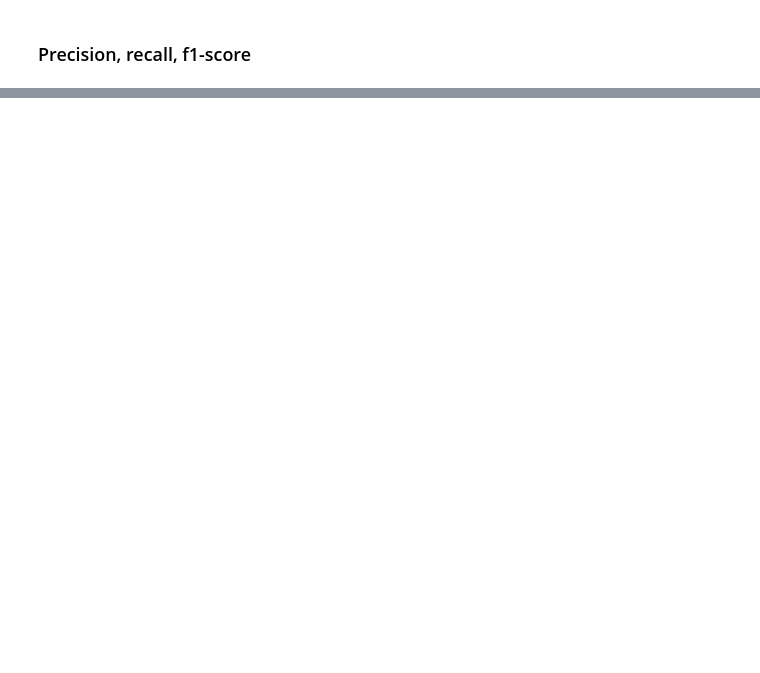
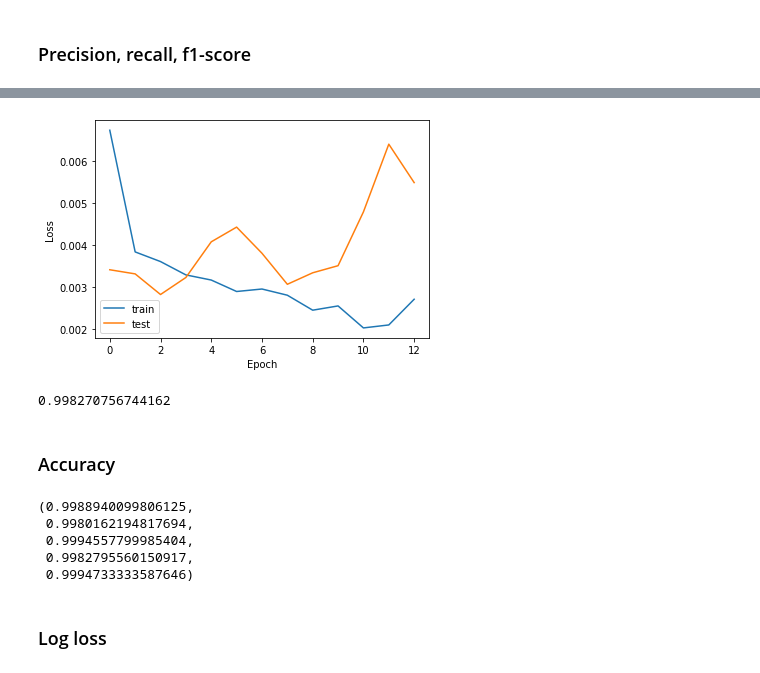
Before and after one commit to ppaszko/um_project, a Jupyter notebook: um_draft.ipynb, the cells around one changed output, grey strips where cells are left out. Saved outputs shown, nothing was run; the diff lists cells and outputs as text; code cells hidden in the pictures; blank space fills up the shorter version.

```diff
--- a/um_draft.ipynb
+++ b/um_draft.ipynb
@@ -525,0 +799,25 @@ weighted avg       0.77      0.74      0.74       200
+# %%
+plt.plot(history.history['loss'], label='train')
+plt.plot(history.history['val_loss'], label='test')
+plt.xlabel('Epoch')
+plt.ylabel('Loss')
+plt.legend()
+plt.show()
+# %% [output]
+[figure, added]
+# %%
+from sklearn.base import BaseEstimator
+import numpy as np
+
+class BaseClassifier(BaseEstimator):
+    def fit(self, X, y=None):
+        pass
+    def predict(self, X):
+        return np.zeros((len(X), 1), dtype=bool)
+
+base_clf = BaseClassifier()
+cross_val_score(base_clf, X_train, y_train, cv=10, scoring="accuracy").mean()
+# %% [output]
+0.998270756744162
+# %% [markdown]
+### Accuracy
@@ -525,0 +830,10 @@ weighted avg       0.77      0.74      0.74       200
+# %%
+acc_logreg, acc_SGD, acc_rfc, acc_knn, acc_cnn
+# %% [output]
+(0.9988940099806125,
+ 0.9980162194817694,
+ 0.9994557799985404,
+ 0.9982795560150917,
+ 0.9994733333587646)
+# %% [markdown]
+### Log loss
```
Also changed, not shown: parts of 71 cells of this notebook.
